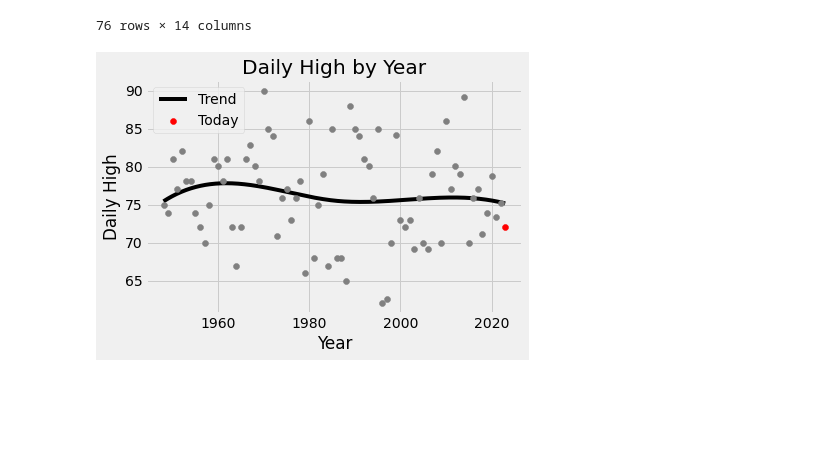
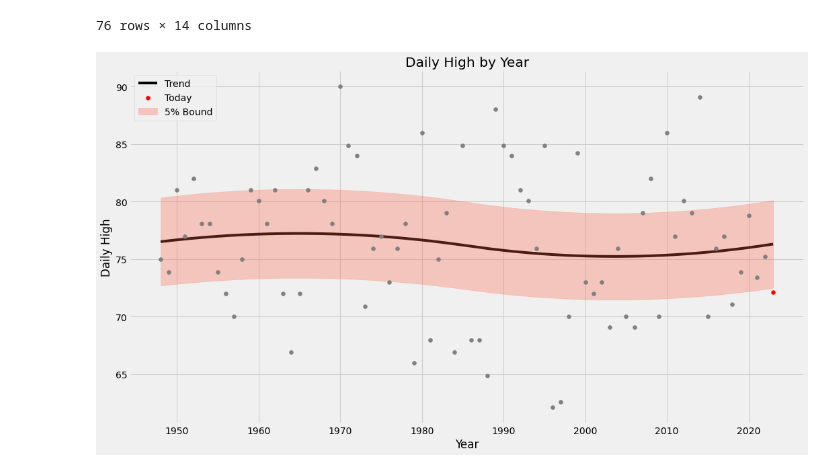
Before and after one commit to Harrison-Ward/Boiling_Frog, a Jupyter notebook: sandbox/api_testing.ipynb, the cells around one changed output. Cells and saved outputs as stored; diff of their text form; code cells hidden in the pictures; blank space fills up the shorter version.

Commit message:
added confidence bounds to the plot to show x% deviation from trend

```diff
--- a/sandbox/api_testing.ipynb
+++ b/sandbox/api_testing.ipynb
@@ -104,41 +102,52 @@ daily_hist_series
 76 rows × 14 columns
 # %%
 # add N year spline fit, with confidence bars
-x, y =  daily_hist_series["year"].values.reshape(-1,1), daily_hist_series[["tmax"]].values.reshape(-1,1)
-model = make_pipeline(SplineTransformer(n_knots=3, degree=3), Ridge(alpha=1e-3))
+x, y = daily_hist_series["year"].values.reshape(-1, 1), daily_hist_series[
+    ["tmax"]
+].values.reshape(-1, 1)
+model = make_pipeline(SplineTransformer(n_knots=3, degree=2), Ridge(alpha=1e-3))
 model.fit(x, y)
 
-x_plot = np.linspace(Year - N, Year, 500).reshape(-1,1)
+x_plot = np.linspace(Year - N, Year, 500).reshape(-1, 1)
 y_plot = model.predict(x_plot)
 
-pct_bound = 0.10
+pct_bound = 0.05
 
 upper_bound = y_plot * (1 + pct_bound)
 lower_bound = y_plot * (1 - pct_bound)
 # %%
 plt.style.use("fivethirtyeight")
+plt.rcParams["figure.figsize"] = (16, 9)
 
-plt.plot(x_plot, y_plot, color='Black', zorder=1, label='Trend')
+plt.plot(x_plot, y_plot, color="Black", zorder=1, label="Trend")
 
 plt.scatter(
     daily_hist_series["year"][daily_hist_series["most_recent"] == 0],
     daily_hist_series["tmax"][daily_hist_series["most_recent"] == 0],
     color="gray",
     zorder=2,
 )
 plt.scatter(
     daily_hist_series["year"][daily_hist_series["most_recent"] == 1],
     daily_hist_series["tmax"][daily_hist_series["most_recent"] == 1],
     color="red",
     label="Today",
     zorder=3,
 )
 
-
+plt.fill_between(
+    x_plot.reshape(-1),
+    upper_bound.reshape(-1),
+    lower_bound.reshape(-1),
+    color="tomato",
+    zorder=1,
+    alpha=0.3,
+    label=f"{100 * pct_bound:.0f}% Bound",
+)
 plt.xlabel("Year")
 plt.ylabel("Daily High")
 plt.title("Daily High by Year")
 plt.legend(loc="upper left")
 plt.show()
 # %% [output]
-[figure, old version]
+[figure, new version]
```
Also changed, not shown: parts of 1 cell of this notebook.
